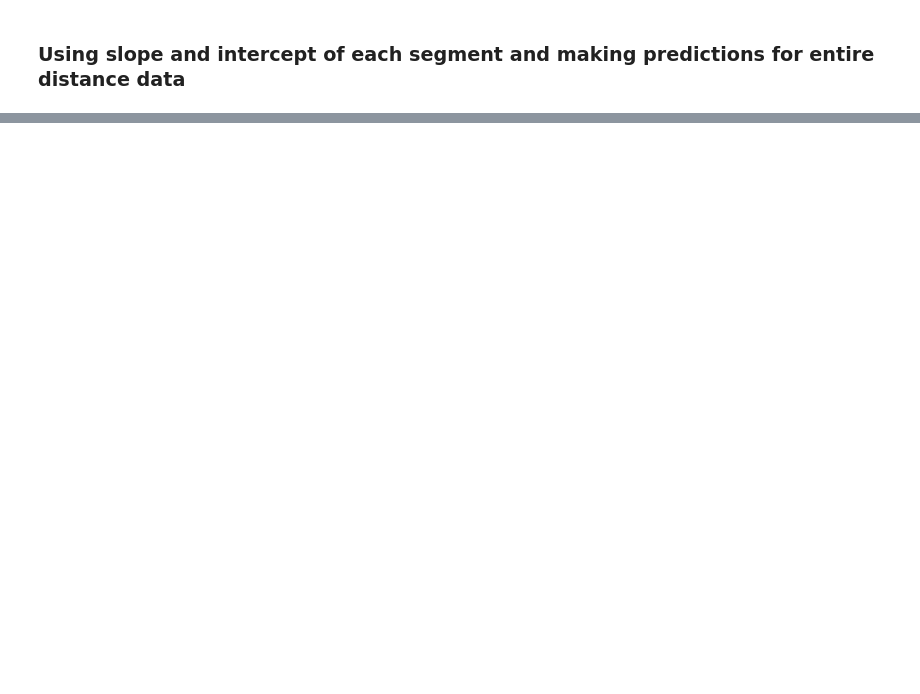
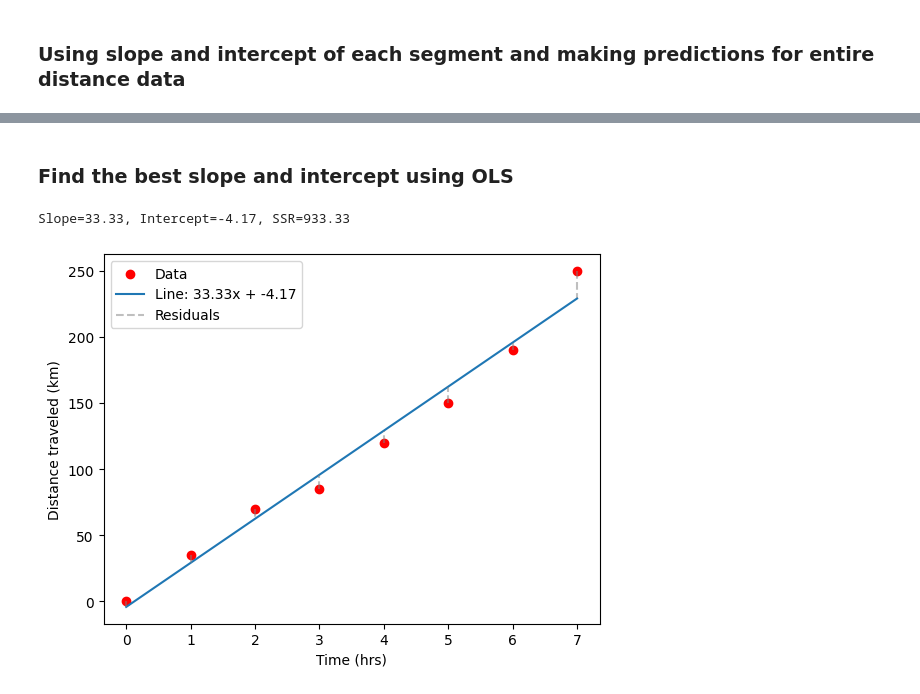
Before and after one commit to k26rahul/dl-and-genai, a Jupyter notebook: week-1/time-vs-distance.ipynb, the cells around one changed output, grey strips where cells are left out. Saved outputs shown, nothing was run; the diff lists cells and outputs as text; code cells hidden in the pictures; blank space fills up the shorter version.

```diff
--- a/week-1/time-vs-distance.ipynb
+++ b/week-1/time-vs-distance.ipynb
@@ -145,0 +134,32 @@ plt.tight_layout()
+# %% [markdown]
+### Find the best slope and intercept using OLS
+# %%
+# Setup
+x, y = time, distance
+
+# OLS Calculation
+x_mean, y_mean = x.mean(), y.mean()
+
+numerator = np.sum((x - x_mean) * (y - y_mean))
+denominator = np.sum((x - x_mean)**2)
+
+m = numerator / denominator
+b = y_mean - (m * x_mean)
+
+# Predict & SSR
+y_pred = m * x + b
+ssr = np.sum((y - y_pred)**2)
+
+print(f'Slope={m:.2f}, Intercept={b:.2f}, SSR={ssr:.2f}')
+
+# Plotting
+_ = plt.scatter(x, y, color='red', label='Data')  # Data
+_ = plt.plot(x, y_pred, label=f'Line: {m:.2f}x + {b:.2f}')  # Regression Line
+_ = plt.vlines(x, y, y_pred, linestyle='--',
+               color='gray', alpha=0.5, label='Residuals')  # Residuals
+_ = plt.xlabel('Time (hrs)')
+_ = plt.ylabel('Distance traveled (km)')
+_ = plt.legend()
+# %% [output]
+Slope=33.33, Intercept=-4.17, SSR=933.33
+[figure, added]
```
Also changed, not shown: parts of 5 cells of this notebook, 2 other files.
